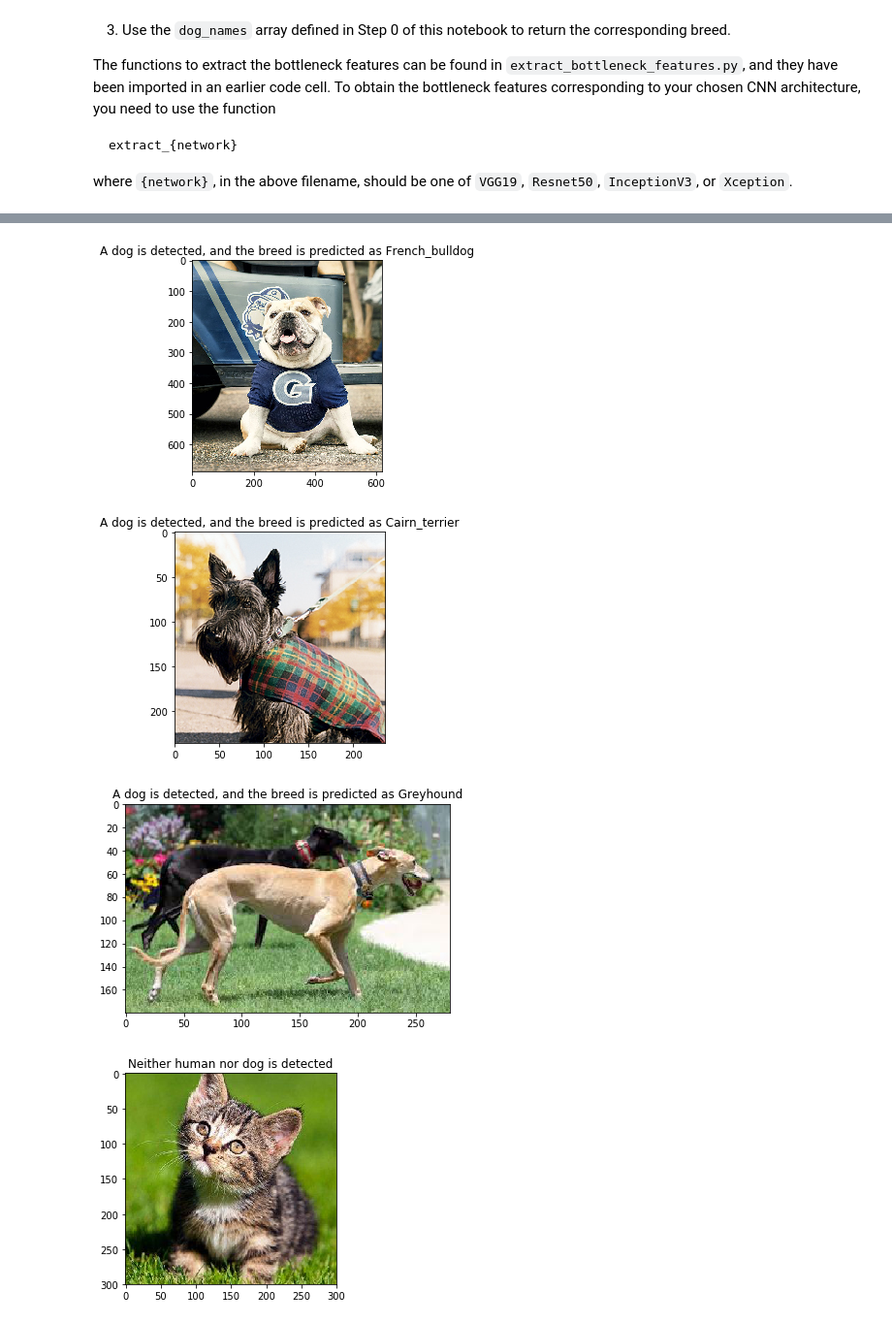
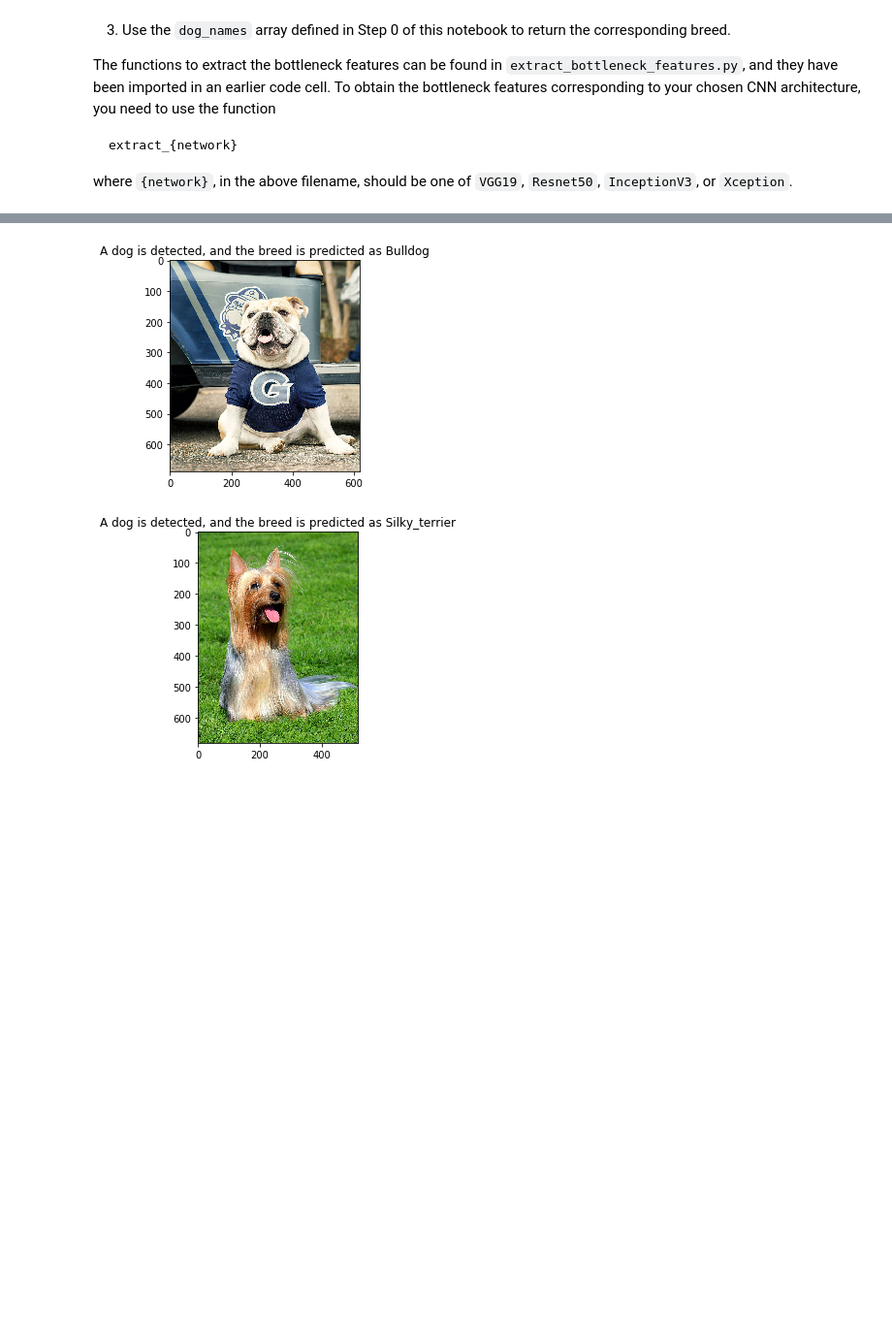
Before and after one commit to weiweiliu31/dog-project, a Jupyter notebook: dog_app.ipynb, the cells around one changed output, grey strips where cells are left out. Shown at 97% size. Drawn from its saved outputs; the diff is of its cells as text; code cells hidden in the pictures; blank space fills up the shorter version.

```diff
--- a/dog_app.ipynb
+++ b/dog_app.ipynb
@@ -620,7 +615,7 @@ _________________________________________________________________
 ### (IMPLEMENTATION) Compile the Model
 # %%
 ### TODO: Compile the model.
-Resnet50_model.compile(loss='categorical_crossentropy', optimizer='rmsprop', metrics=['accuracy'])
+Xception_model.compile(loss='categorical_crossentropy', optimizer='rmsprop', metrics=['accuracy'])
 # %% [markdown]
 ### (IMPLEMENTATION) Train the Model
 
@@ -629,12 +624,12 @@ Train your model in the code cell below.  Use model checkpointing to save the mo
 You are welcome to [augment the training data](https://blog.keras.io/building-powerful-image-classification-models-using-very-little-data.html), but this is not a requirement.
 # %%
 ### TODO: Train the model.
-checkpointer2 = ModelCheckpoint(filepath='saved_models/weights.best.Resnet50.hdf5',
+Xception_checkpointer = ModelCheckpoint(filepath='saved_models/weights.best.Xception.hdf5',
                                verbose=1, save_best_only=True)
 
-Resnet50_model.fit(train_Resnet50, train_targets,
-          validation_data=(valid_Resnet50, valid_targets),
-          epochs=20, batch_size=20, callbacks=[checkpointer2], verbose=1)
+Xception_model.fit(train_Xception, train_targets,
+          validation_data=(valid_Xception, valid_targets),
+          epochs=20, batch_size=20, callbacks=[Xception_checkpointer], verbose=1)
 # %% [output]
 Train on 6680 samples, validate on 835 samples
 Epoch 1/20
@@ -690,11 +901,11 @@ where `{network}`, in the above filename, should be one of `VGG19`, `Resnet50`,
 # %%
 ### TODO: Write a function that takes a path to an image as input
 ### and returns the dog breed that is predicted by the model.
-def Resnet50_predict_breed(img_path):
+def Xception_predict_breed(img_path):
     # extract bottleneck features
-    bottleneck_feature = extract_Resnet50(path_to_tensor(img_path))
+    bottleneck_feature = extract_Xception(path_to_tensor(img_path))
     # obtain predicted vector
-    predicted_vector = Resnet50_model.predict(bottleneck_feature)
+    predicted_vector = Xception_model.predict(bottleneck_feature)
     # return dog breed that is predicted by the model
     return dog_names[np.argmax(predicted_vector)]
 # %% [markdown]
@@ -730,10 +941,10 @@ def breed_detector(img_path):
     msg = ""
 
     if dog_detector(img_path):
-        breed = Resnet50_predict_breed(img_path)
+        breed = Xception_predict_breed(img_path)
         msg = "A dog is detected, and the breed is predicted as " + breed
     elif face_detector(img_path):
-        breed = Resnet50_predict_breed(img_path)
+        breed = Xception_predict_breed(img_path)
         msg = "A human is detected, and it resembles " + breed
     else:
         msg = "Neither human nor dog is detected"
@@ -763,19 +978,13 @@ The algorithm can be further improved by increasing the # of epochs, adding the
 # %%
 ## TODO: Execute your algorithm from Step 6 on
 ## at least 6 images on your computer.
 ## Feel free to use as many code cells as needed.
 
-examples = ["./myImages/jack.jpg", "./myImages/scotty.jpg", \
-            "./myImages/greyhound.jpeg", \
-            "./myImages/cat.jpg", \
-            "./myImages/r2d2.jpg", "./myImages/c3po.jpg", \
-            "./myImages/trump.jpeg","./myImages/trump1.jpeg","./myImages/trump2.jpeg", \
-            "./myImages/silky_terrier.jpg"]
+## Dogs with breeds in the training set
+examples = ["./myImages/jack.jpg", "./myImages/silky_terrier.jpg"]
 
 for e in examples:
     breed_detector(e)
 # %% [output]
-[figure, old version]
+[figure, new version]
-[figure, old version]
+[figure, new version]
-[figure, removed]
-[figure, removed]
```
Also changed, not shown: parts of 26 cells of this notebook.
